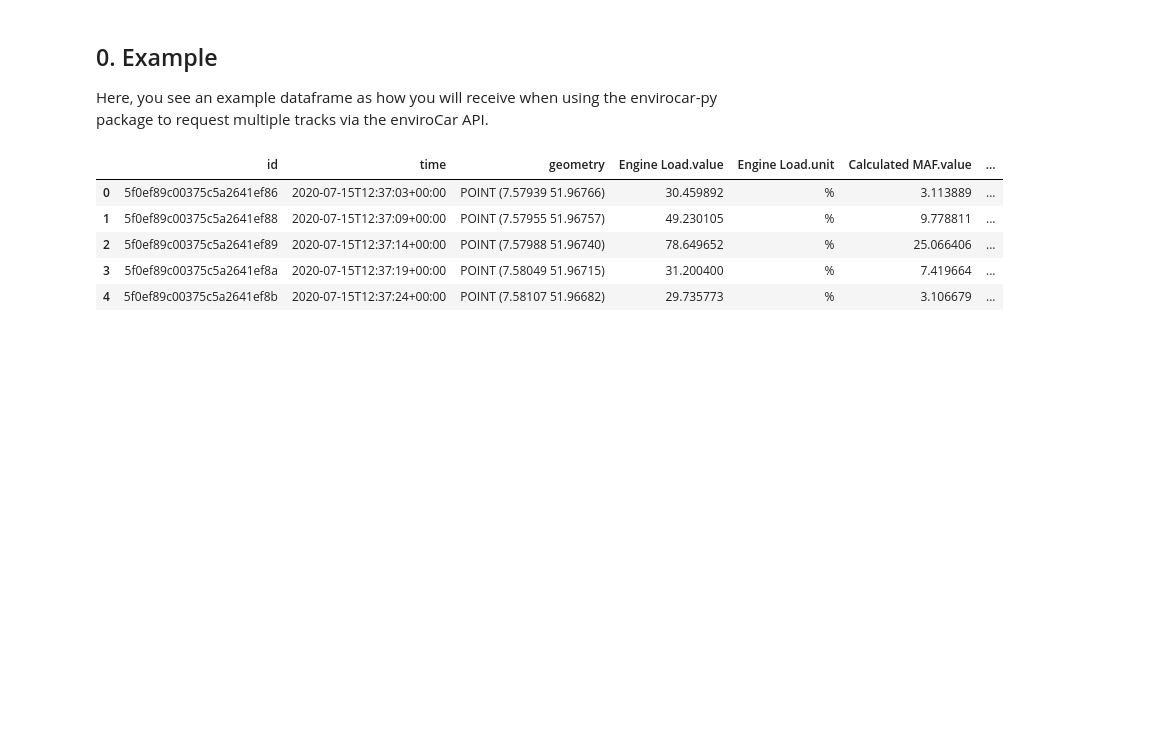
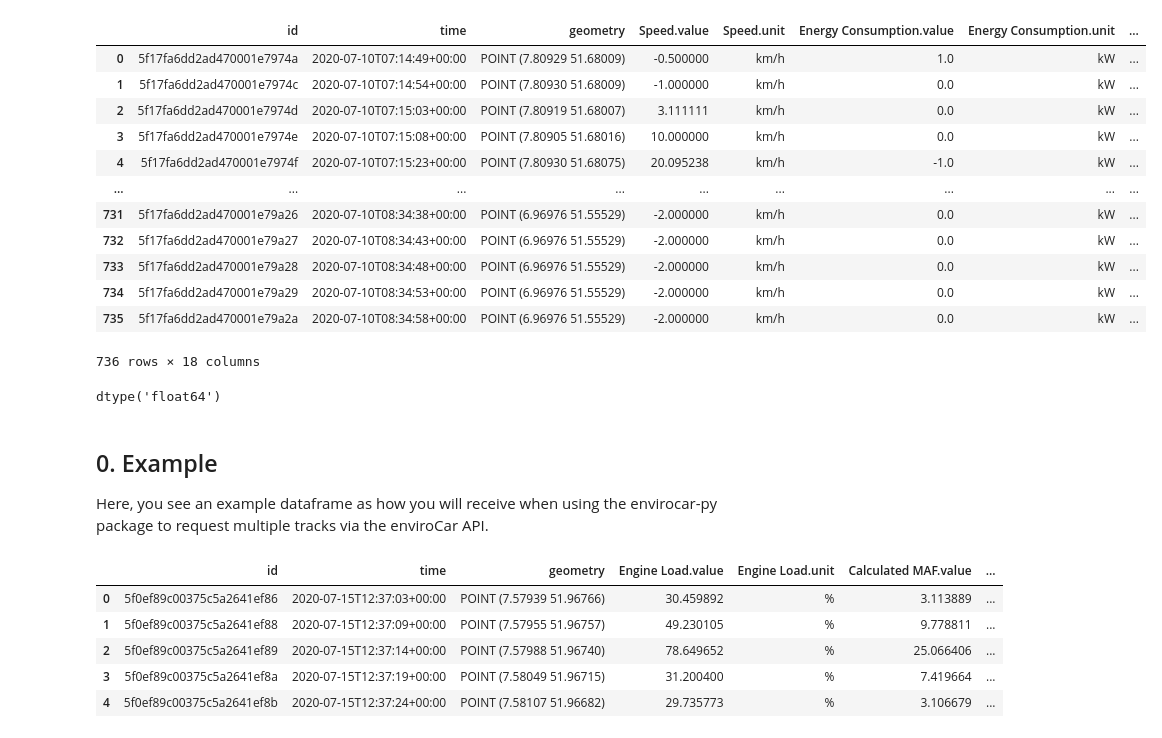
Before and after one commit to imkeines/eda_quality, a Jupyter notebook: examples/enviroCar_variable_description.ipynb, the cells around one changed output. Drawn from its saved outputs; the diff is of its cells as text; code cells hidden in the pictures; blank space fills up the shorter version.

```diff
--- a/examples/enviroCar_variable_description.ipynb
+++ b/examples/enviroCar_variable_description.ipynb
@@ -1,20 +1,42 @@
 # %%
 import pandas as pd
 pd.set_option('display.max_columns', None)
 import geopandas as gpd
 import numpy as np
 from envirocar import TrackAPI, DownloadClient, BboxSelector, ECConfig
 config = ECConfig()
 track_api = TrackAPI(api_client=DownloadClient(config=config))
 bbox = BboxSelector([
     7.554130554199218, # min_x
     51.95590322041212, # min_y
     7.590351104736328, # max_x
     51.97874790276371  # max_y
 ])
 
 # issue a query with 40 tracks
-track_df = track_api.get_tracks(bbox=bbox, num_results=40)
+track_df = track_api.get_tracks(bbox=bbox, num_results=100)
+
+# issue a query for just one track made by an e-car
+track_api.get_track('5f17fa6dd2ad470001e79748')
+# %% [output]
+|  | id | time | geometry | Speed.value | Speed.unit | Energy Consumption.value | Energy Consumption.unit | ... |
+| 0 | 5f17fa6dd2ad470001e7974a | 2020-07-10T07:14:49+00:00 | POINT (7.80929 51.68009) | -0.500000 | km/h | 1.0 | kW | ... |
+| 1 | 5f17fa6dd2ad470001e7974c | 2020-07-10T07:14:54+00:00 | POINT (7.80930 51.68009) | -1.000000 | km/h | 0.0 | kW | ... |
+| 2 | 5f17fa6dd2ad470001e7974d | 2020-07-10T07:15:03+00:00 | POINT (7.80919 51.68007) | 3.111111 | km/h | 0.0 | kW | ... |
+| 3 | 5f17fa6dd2ad470001e7974e | 2020-07-10T07:15:08+00:00 | POINT (7.80905 51.68016) | 10.000000 | km/h | 0.0 | kW | ... |
+| 4 | 5f17fa6dd2ad470001e7974f | 2020-07-10T07:15:23+00:00 | POINT (7.80930 51.68075) | 20.095238 | km/h | -1.0 | kW | ... |
+| ... | ... | ... | ... | ... | ... | ... | ... | ... |
+| 731 | 5f17fa6dd2ad470001e79a26 | 2020-07-10T08:34:38+00:00 | POINT (6.96976 51.55529) | -2.000000 | km/h | 0.0 | kW | ... |
+| 732 | 5f17fa6dd2ad470001e79a27 | 2020-07-10T08:34:43+00:00 | POINT (6.96976 51.55529) | -2.000000 | km/h | 0.0 | kW | ... |
+| 733 | 5f17fa6dd2ad470001e79a28 | 2020-07-10T08:34:48+00:00 | POINT (6.96976 51.55529) | -2.000000 | km/h | 0.0 | kW | ... |
+| 734 | 5f17fa6dd2ad470001e79a29 | 2020-07-10T08:34:53+00:00 | POINT (6.96976 51.55529) | -2.000000 | km/h | 0.0 | kW | ... |
+| 735 | 5f17fa6dd2ad470001e79a2a | 2020-07-10T08:34:58+00:00 | POINT (6.96976 51.55529) | -2.000000 | km/h | 0.0 | kW | ... |
+736 rows × 18 columns
+# %%
+track = track_api.get_track('5f17fa6dd2ad470001e79748')
+track['Energy Consumption.value'].dtype
+# %% [output]
+dtype('float64')
 # %% [markdown]
 ## 0. Example
 Here, you see an example dataframe as how you will receive when using the envirocar-py package to request multiple tracks via the enviroCar API.
```
Also changed, not shown: parts of 4 cells of this notebook, 3 other files.
